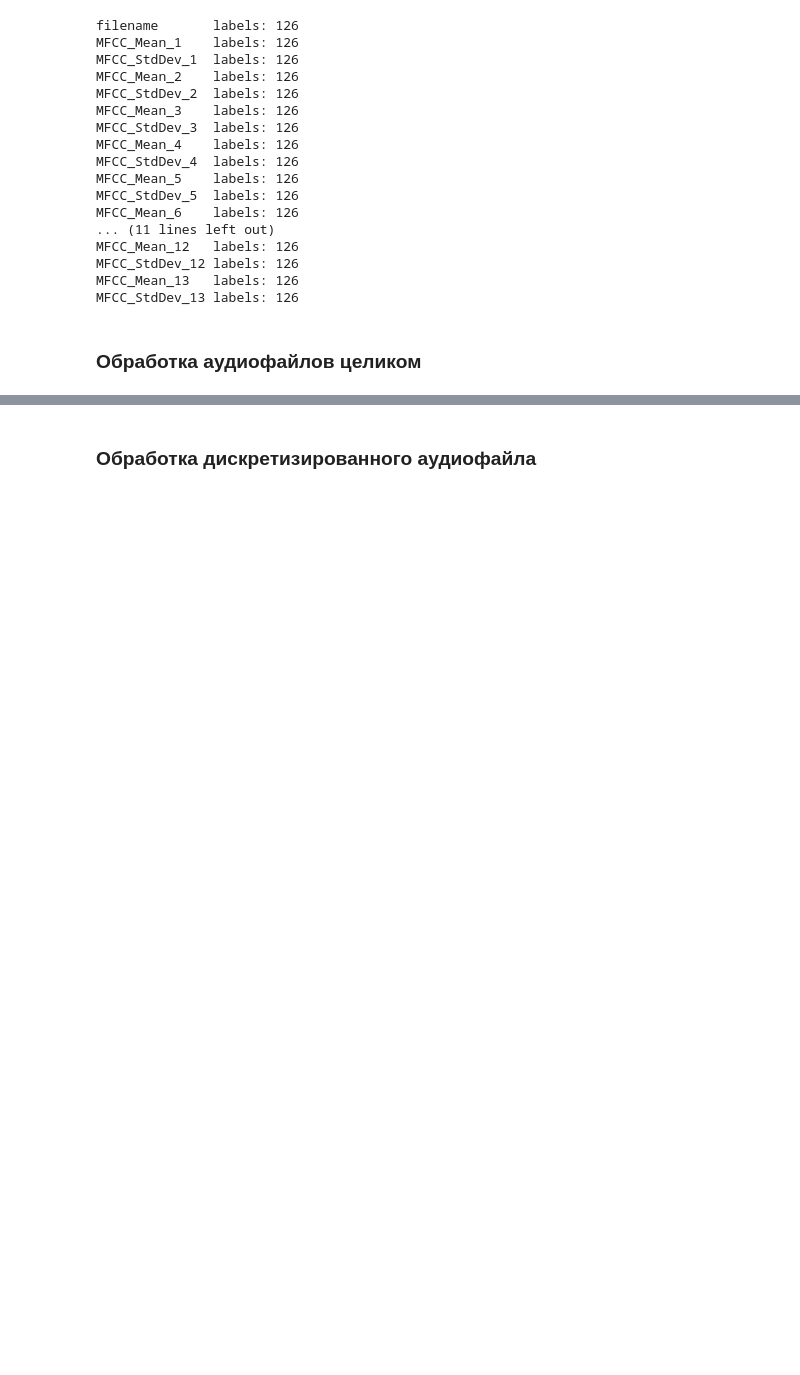
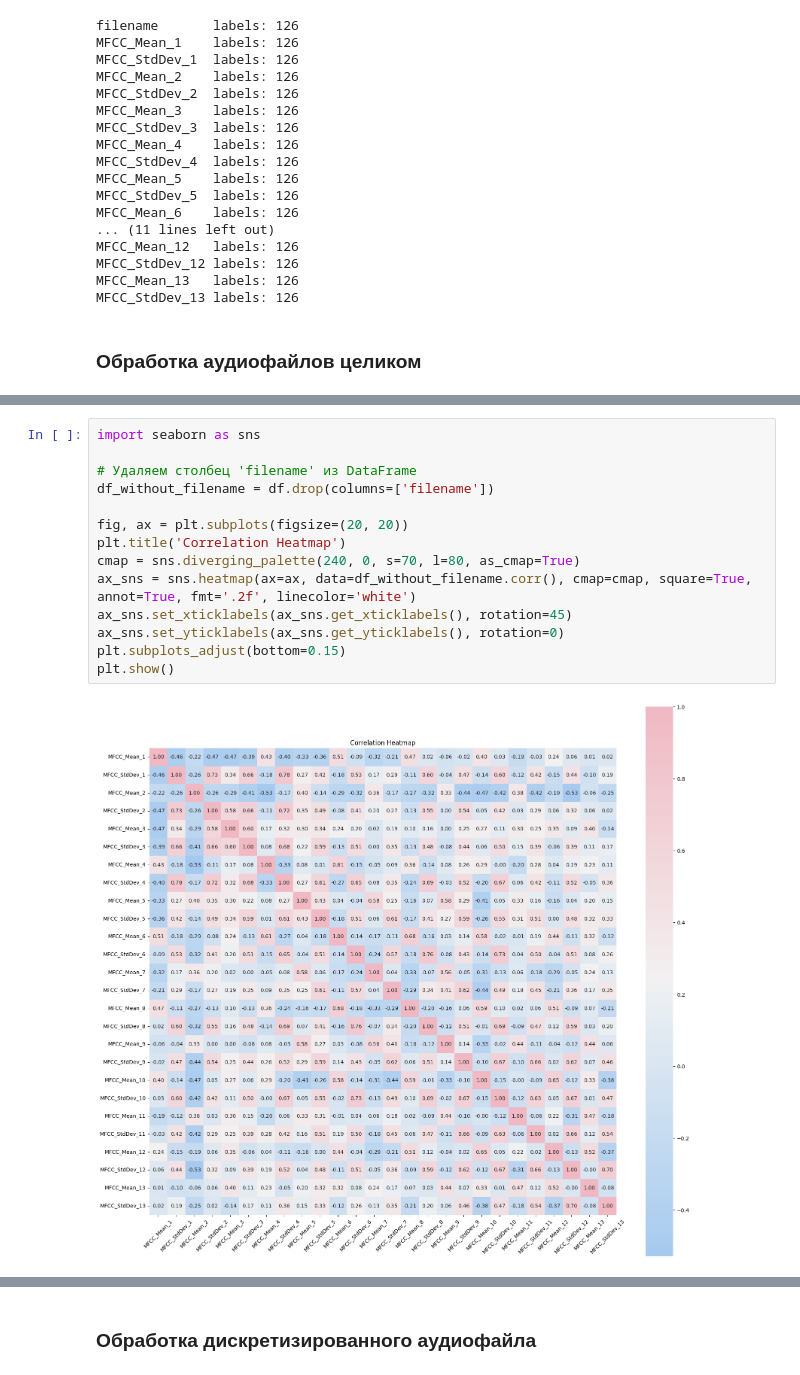
Before and after one commit to katyapank/Song_recognizer, a Jupyter notebook: distances_floating_recognition.ipynb, the cells around one changed output, grey strips where cells are left out. Saved outputs shown, nothing was run; the diff lists cells and outputs as text; blank space fills up the shorter version.

```diff
--- a/distances_floating_recognition.ipynb
+++ b/distances_floating_recognition.ipynb
@@ -294,0 +341,16 @@ df.to_csv(csv_path, index=False)
+# %%
+import seaborn as sns
+
+# Удаляем столбец 'filename' из DataFrame
+df_without_filename = df.drop(columns=['filename'])
+
+fig, ax = plt.subplots(figsize=(20, 20))
+plt.title('Correlation Heatmap')
+cmap = sns.diverging_palette(240, 0, s=70, l=80, as_cmap=True)
+ax_sns = sns.heatmap(ax=ax, data=df_without_filename.corr(), cmap=cmap, square=True, annot=True, fmt='.2f', linecolor='white')
+ax_sns.set_xticklabels(ax_sns.get_xticklabels(), rotation=45)
+ax_sns.set_yticklabels(ax_sns.get_yticklabels(), rotation=0)
+plt.subplots_adjust(bottom=0.15)
+plt.show()
+# %% [output]
+[figure, added]
```
Also changed, not shown: parts of 22 cells of this notebook, 2 other files.
